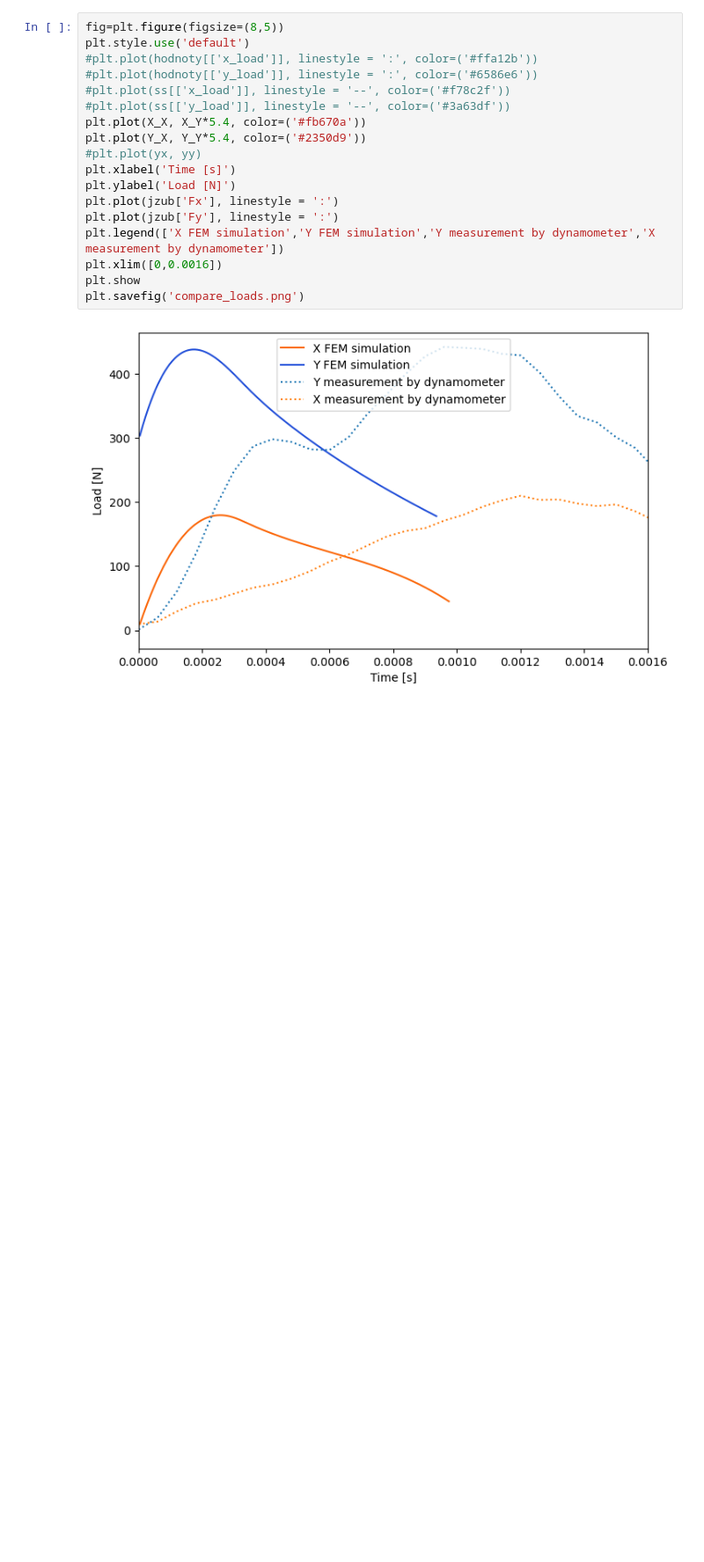
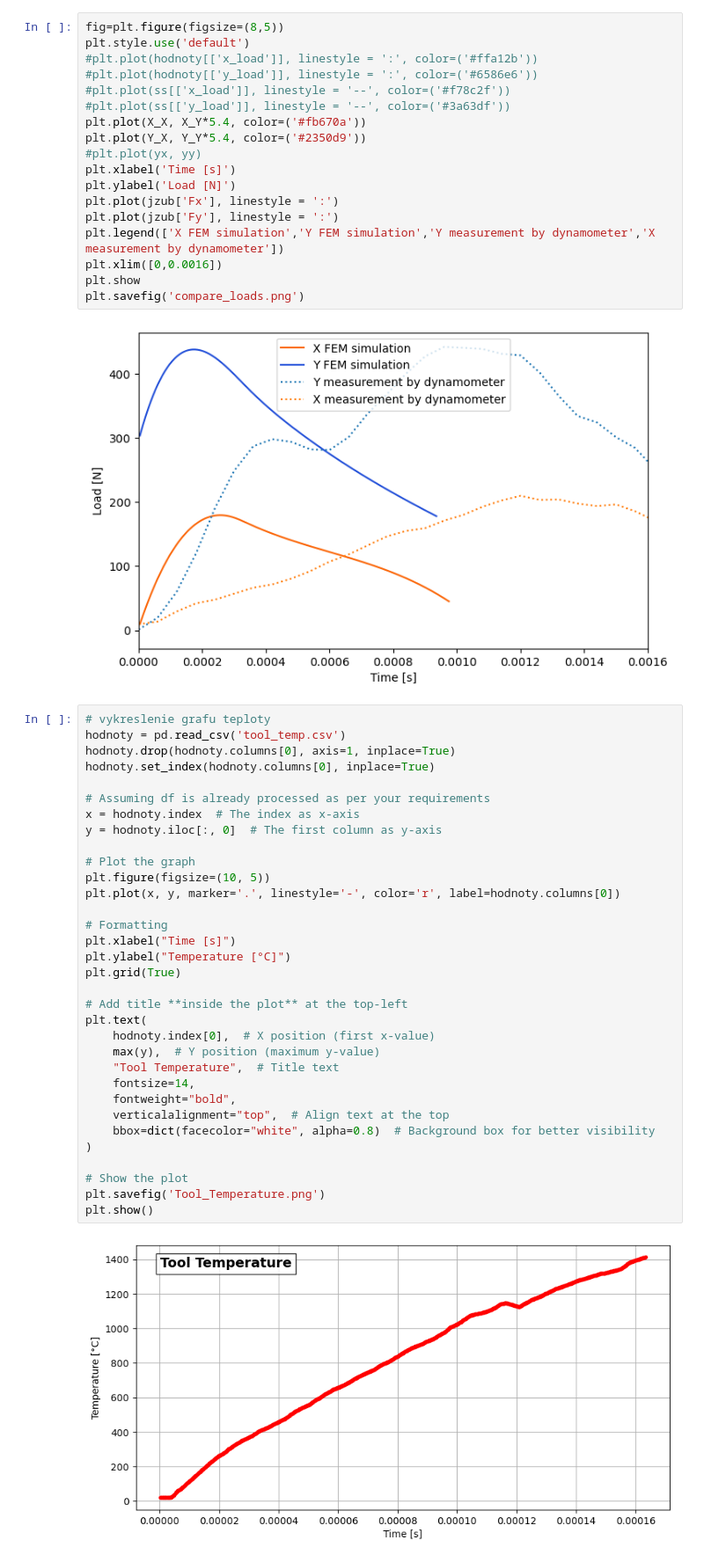
Before and after one commit to martinnecpal/MODELOVANIE-MTF, a Jupyter notebook: dataworiking/import_deform.ipynb, the cells around one changed output. Shown at 88% size. Cells and saved outputs as stored; diff of their text form; blank space fills up the shorter version.

Commit message:
create graphs for Borovets 2025

```diff
--- a/dataworiking/import_deform.ipynb
+++ b/dataworiking/import_deform.ipynb
@@ -184,3 +184,38 @@ plt.show
 plt.savefig('compare_loads.png')
 # %% [output]
 [figure]
+# %%
+# vykreslenie grafu teploty
+hodnoty = pd.read_csv('tool_temp.csv')
+hodnoty.drop(hodnoty.columns[0], axis=1, inplace=True)
+hodnoty.set_index(hodnoty.columns[0], inplace=True)
+
+# Assuming df is already processed as per your requirements
+x = hodnoty.index  # The index as x-axis
+y = hodnoty.iloc[:, 0]  # The first column as y-axis
+
+# Plot the graph
+plt.figure(figsize=(10, 5))
+plt.plot(x, y, marker='.', linestyle='-', color='r', label=hodnoty.columns[0])
+
+# Formatting
+plt.xlabel("Time [s]")
+plt.ylabel("Temperature [°C]")
+plt.grid(True)
+
+# Add title **inside the plot** at the top-left
+plt.text(
+    hodnoty.index[0],  # X position (first x-value)
+    max(y),  # Y position (maximum y-value)
+    "Tool Temperature",  # Title text
+    fontsize=14,
+    fontweight="bold",
+    verticalalignment="top",  # Align text at the top
+    bbox=dict(facecolor="white", alpha=0.8)  # Background box for better visibility
+)
+
+# Show the plot
+plt.savefig('Tool_Temperature.png')
+plt.show()
+# %% [output]
+[figure, added]
```
Also changed, not shown: parts of 6 cells of this notebook, 10 other files.
